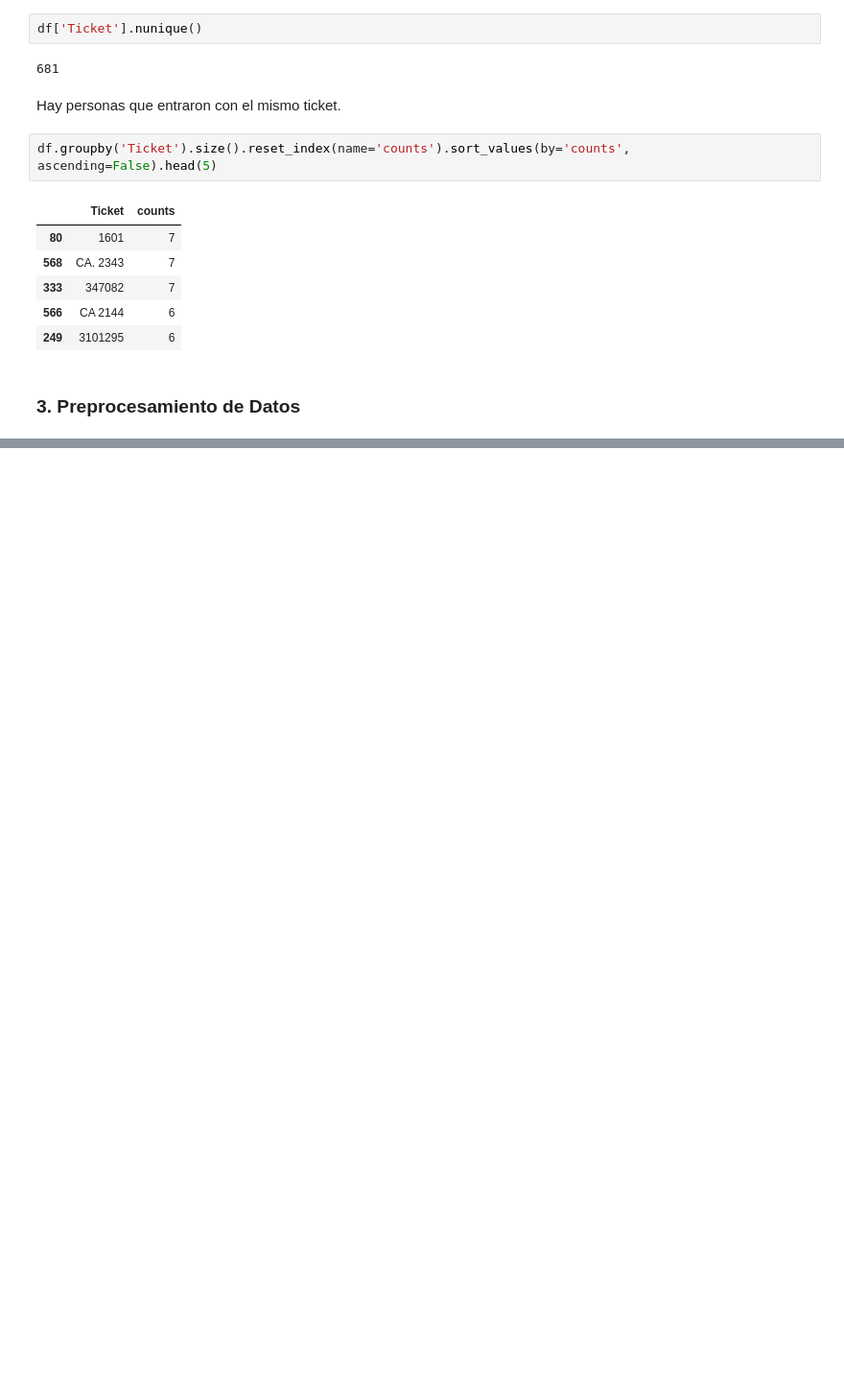
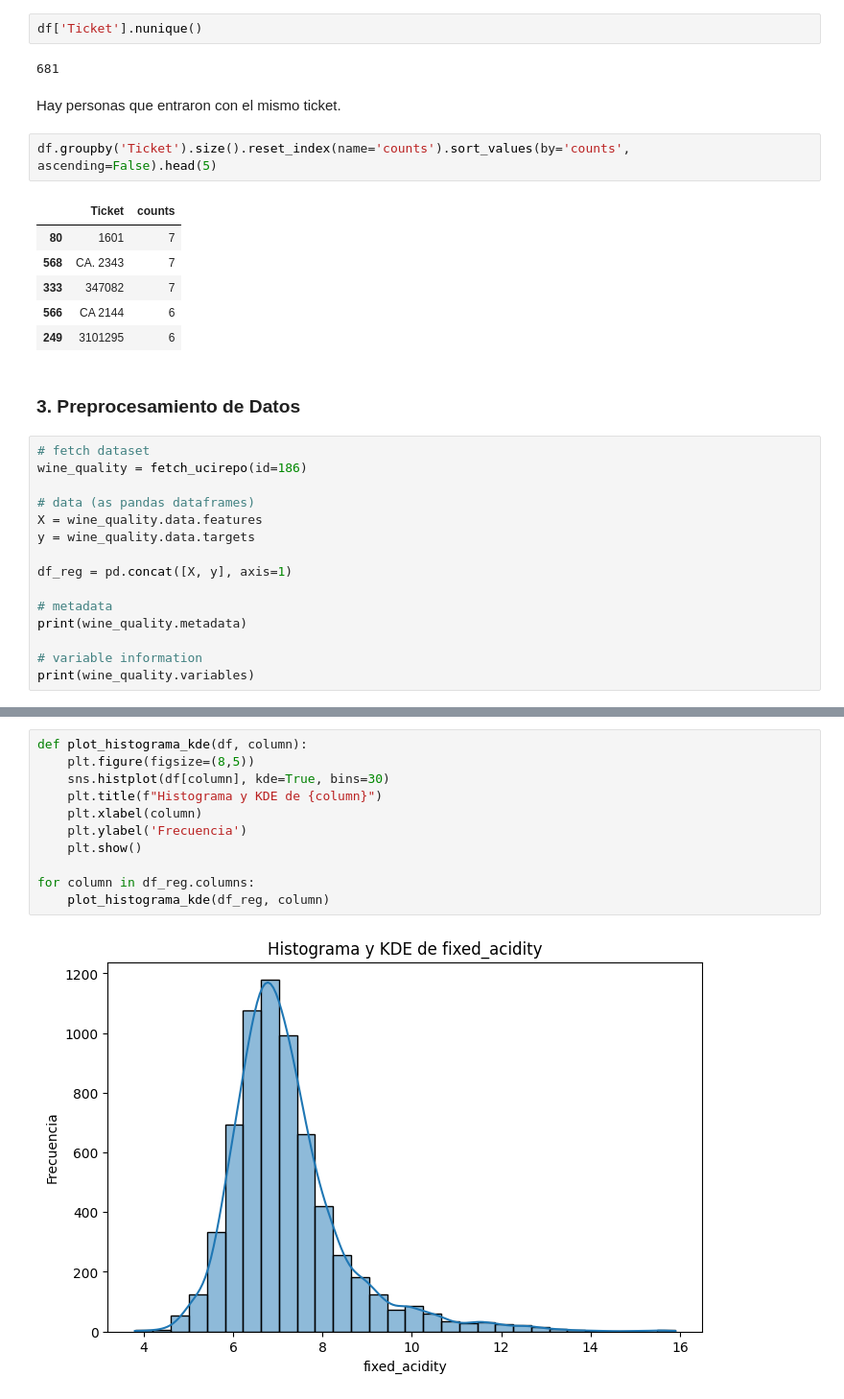
Before and after one commit to MartoBadi/TSCDIA-, a Jupyter notebook: Modelizado de Minería de Datos/tp_final/tp_final.ipynb, the cells around one changed output, grey strips where cells are left out. Shown at 96% size. Cells and saved outputs as stored; diff of their text form; blank space fills up the shorter version.

```diff
--- a/Modelizado de Minería de Datos/tp_final/tp_final.ipynb
+++ b/Modelizado de Minería de Datos/tp_final/tp_final.ipynb
@@ -515,3 +532,18 @@ df.groupby('Ticket').size().reset_index(name='counts').sort_values(by='counts',
 | 249 | 3101295 | 6 |
 # %% [markdown]
 ### 3. Preprocesamiento de Datos
+# %%
+# fetch dataset
+wine_quality = fetch_ucirepo(id=186)
+
+# data (as pandas dataframes)
+X = wine_quality.data.features
+y = wine_quality.data.targets
+
+df_reg = pd.concat([X, y], axis=1)
+
+# metadata
+print(wine_quality.metadata)
+
+# variable information
+print(wine_quality.variables)
@@ -517,0 +618,13 @@ df.groupby('Ticket').size().reset_index(name='counts').sort_values(by='counts',
+# %%
+def plot_histograma_kde(df, column):
+    plt.figure(figsize=(8,5))
+    sns.histplot(df[column], kde=True, bins=30)
+    plt.title(f"Histograma y KDE de {column}")
+    plt.xlabel(column)
+    plt.ylabel('Frecuencia')
+    plt.show()
+
+for column in df_reg.columns:
+    plot_histograma_kde(df_reg, column)
+# %% [output]
+[figure, added]
```
Also changed, not shown: parts of 9 cells of this notebook.
